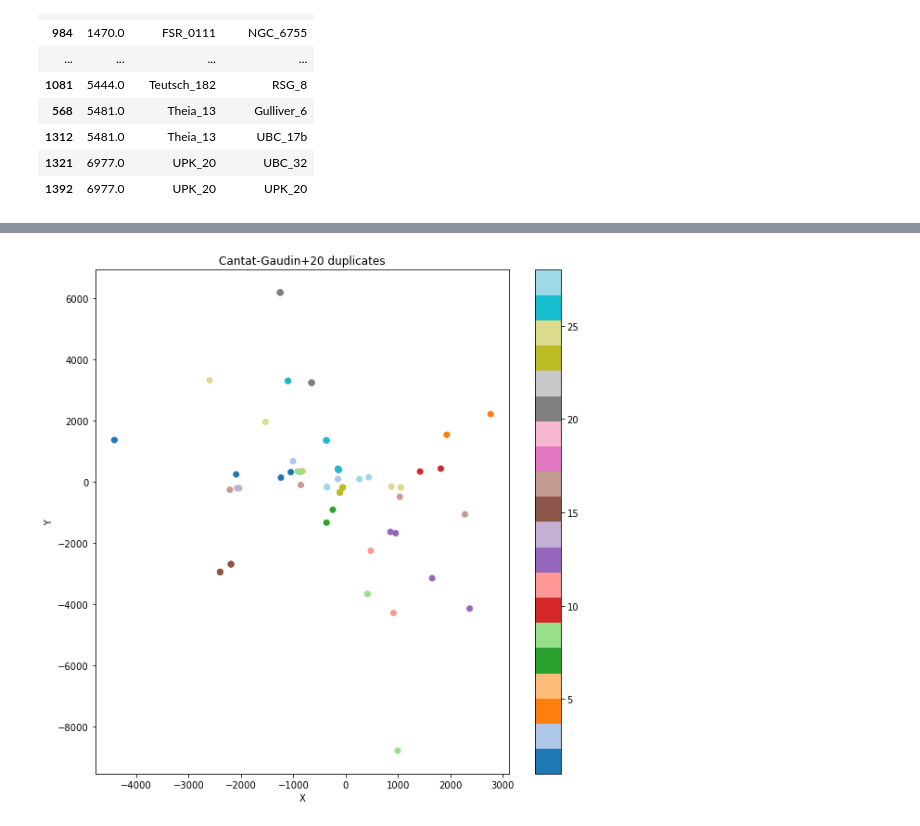
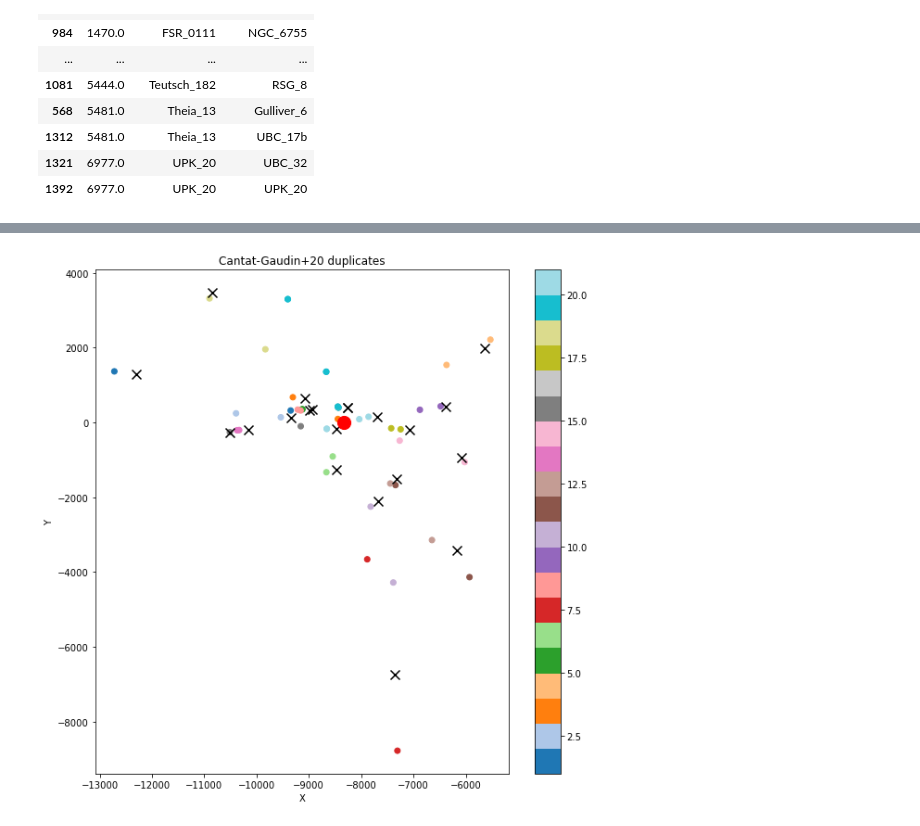
Before and after one commit to jpbatleidenuniv/BRP, a Jupyter notebook: Notebooks/crossmatchingtest.ipynb, the cells around one changed output, grey strips where cells are left out. Cells and saved outputs as stored; diff of their text form; code cells hidden in the pictures.

```diff
--- a/Notebooks/crossmatchingtest.ipynb
+++ b/Notebooks/crossmatchingtest.ipynb
@@ -110,6 +110,11 @@ duplicates
 cantat_super,  cantat_sub = get_tables(cantat, 'groups')
 
 print('Now we see that that the literature clusters are grouped in a list')
+
+#//remove the rows with ['Czernik_29', 'King_9', 'NGC_7245', 'Haffner_10', 'NGC_2451A', 'NGC_2451B', 'King_10'] in the column Name_h
+cantat_super = cantat_super[~cantat_super['Name_h'].apply(lambda x: x in ['Czernik_29', 'King_9', 'NGC_7245', 'Haffner_10', 'NGC_2451A', 'NGC_2451B', 'King_10'])]
+
+
 cantat_super
 # %% [output]
 Now we see that that the literature clusters are grouped in a list
@@ -130,3 +135,9 @@ Now we see that that the literature clusters are grouped in a list
 | 1207 | 5444.0 | Teutsch_182 | [King_10, RSG_7, RSG_8, UBC_6] |
 | 1212 | 5481.0 | Theia_13 | [Gulliver_6, UBC_17b] |
 | 1298 | 6977.0 | UPK_20 | [UBC_32, UPK_20] |
+# %%
+cantat_matched, matchedlit = get_tables(cantat, 'matched')
+
+#//keep only the clusters in cantat_matched that correspond to the name_h column in cantat_super
+cantat_dupmatch = cantat_matched[cantat_matched['ID_h'].isin(cantat_super['ID_h'])].drop_duplicates('ID_h')
+cantat_dupmatch
@@ -133,4 +163,16 @@ Now we see that that the literature clusters are grouped in a list
 # %%
+from astropy import units as u
+import astropy.coordinates as coord
+
+def galto_galcen(data):
+    x, y, z = data['X'].values, data['Y'].values, data['Z'].values
+    coords = coord.SkyCoord(x,y,z, unit='pc', representation_type='cartesian', frame='galactic').transform_to(coord.Galactocentric).cartesian
+    return coords.x, coords.y, coords.z
+
+sun = coord.SkyCoord(0, 0, 0, unit='pc', frame=coord.Galactic(), representation_type='cartesian')
+sun = sun.transform_to(coord.Galactocentric(galcen_distance=8.340*u.kpc)).cartesian
+
+
 
 cantat_duplicates = cantat_fullmatch.query('ID_h in @duplicates.ID_h') # Get the duplicates from the full match
 
@@ -138,19 +180,30 @@ cantat_super['num'] = range(1, len(cantat_super) + 1) # Add a column with the nu
 
 cantat_superexp = cantat_super.explode('Cluster') # Explode the superclusters
 
-cantat_mergecluster = pd.merge(cantat_superexp, cantat_duplicates, on='Cluster', how='inner') # Merge the superclusters with the duplicates
-cantat_mergecluster
+cantat_mergecluster = pd.merge(cantat_superexp, cantat_duplicates, on='Cluster', how='inner') # Merge the superclusters with the duplicates\
 
 
-#//plot the x and y of cantat_mergecluster with the cluster names as labels and with the num column as color
+
+#//get the sky coordinates of cantat_mergecluster
+cantat_mergeclustercoords = coord.SkyCoord(cantat_mergecluster['RAdeg'], cantat_mergecluster['DEdeg'], unit=(u.deg, u.deg))
+
+mergedcoords = galto_galcen(cantat_mergecluster)
+
+
 plt.figure(figsize=(10, 10))
-plt.scatter(cantat_mergecluster['X'], cantat_mergecluster['Y'], c=cantat_mergecluster['num'], cmap='tab20')
+plt.scatter(mergedcoords[0], mergedcoords[1], c=cantat_mergecluster['num'], cmap='tab20')
+plt.colorbar()
+
+plt.scatter(cantat_dupmatch['X_h'], cantat_dupmatch['Y_h'], c='black', label='Hunt clusters', marker='x', s=100)
+plt.scatter(sun.x.value, sun.y.value, c='red', label='Sun', marker='o', s=200)
+
 # for i, txt in enumerate(cantat_mergecluster['Cluster']):
 #     plt.annotate(txt, (cantat_mergecluster['X'].iloc[i], cantat_mergecluster['Y'].iloc[i]))
 plt.xlabel('X')
 plt.ylabel('Y')
 plt.title('Cantat-Gaudin+20 duplicates')
-plt.colorbar()
+#add the hunt clusters to the previous plot. as a cross or something to check it out.
+
 plt.show()
 
 #//3d plot the X and Y and Z columns of cantat_mergecluster with the cluster names as labels and with the num column as color
@@ -164,4 +217,38 @@ plt.ylabel('Y')
 ax.set_zlabel('Z')
 plt.title('Cantat-Gaudin+20 duplicates in 3d')
 plt.show()
+
+#//plot the ra and dec of cantat_mergecluster with the cluster names as labels and with the num column as color
+plt.figure(figsize=(10, 10))
+plt.scatter(cantat_mergecluster['RAdeg'], cantat_mergecluster['DEdeg'], c=cantat_mergecluster['num'], cmap='tab20')
+plt.scatter(cantat_dupmatch['RAdeg_h'], cantat_dupmatch['DEdeg_h'], c='black', label='Hunt clusters', marker='x', s=100)
+# for i, txt in enumerate(cantat_mergecluster['Cluster']):
+#     plt.annotate(txt, (cantat_mergecluster['RAdeg'].iloc[i], cantat_mergecluster['DEdeg'].iloc[i]))
+plt.xlabel('RA')
+plt.ylabel('Dec')
+plt.title('Cantat-Gaudin+20 duplicates')
+plt.colorbar()
+plt.show()
+
+
+
+
+#//get me the clusters with num=18 in the cantat_mergecluster dataframe
+cantat_grey= cantat_mergecluster.query('num == 18')
+
+
+plt.figure(figsize=(10, 10))
+plt.scatter(cantat_grey['r50_dist'], cantat_grey['r50'], c='grey')
+for i, txt in enumerate(cantat_grey['Cluster']):
+    plt.annotate(txt, (cantat_grey['r50_dist'].iloc[i], cantat_grey['r50'].iloc[i]))
+plt.xlabel('Distance to the Sun (pc)')
+plt.ylabel('r50 mas/yr')
+plt.title('Cantat-Gaudin+20 duplicates')
+plt.show()
+
+#probably because of the way cantat and emily did their clustering. emily did a more blind search, cantas was more in depth and used literature data
+#cantat looked at where clusters in the literature were and then looked for that clusters in that area. emily just looked for clusters in general
+#discuss in the paper?
+#characterise if the fields in cantat have something in commmon
+#characterise the objects that have been discovered by cantat and not by emily
 # %% [output]
@@ -168 +256 @@ plt.show()
-[figure, old version]
+[figure, new version]
```
Also changed, not shown: parts of 5 cells of this notebook.
